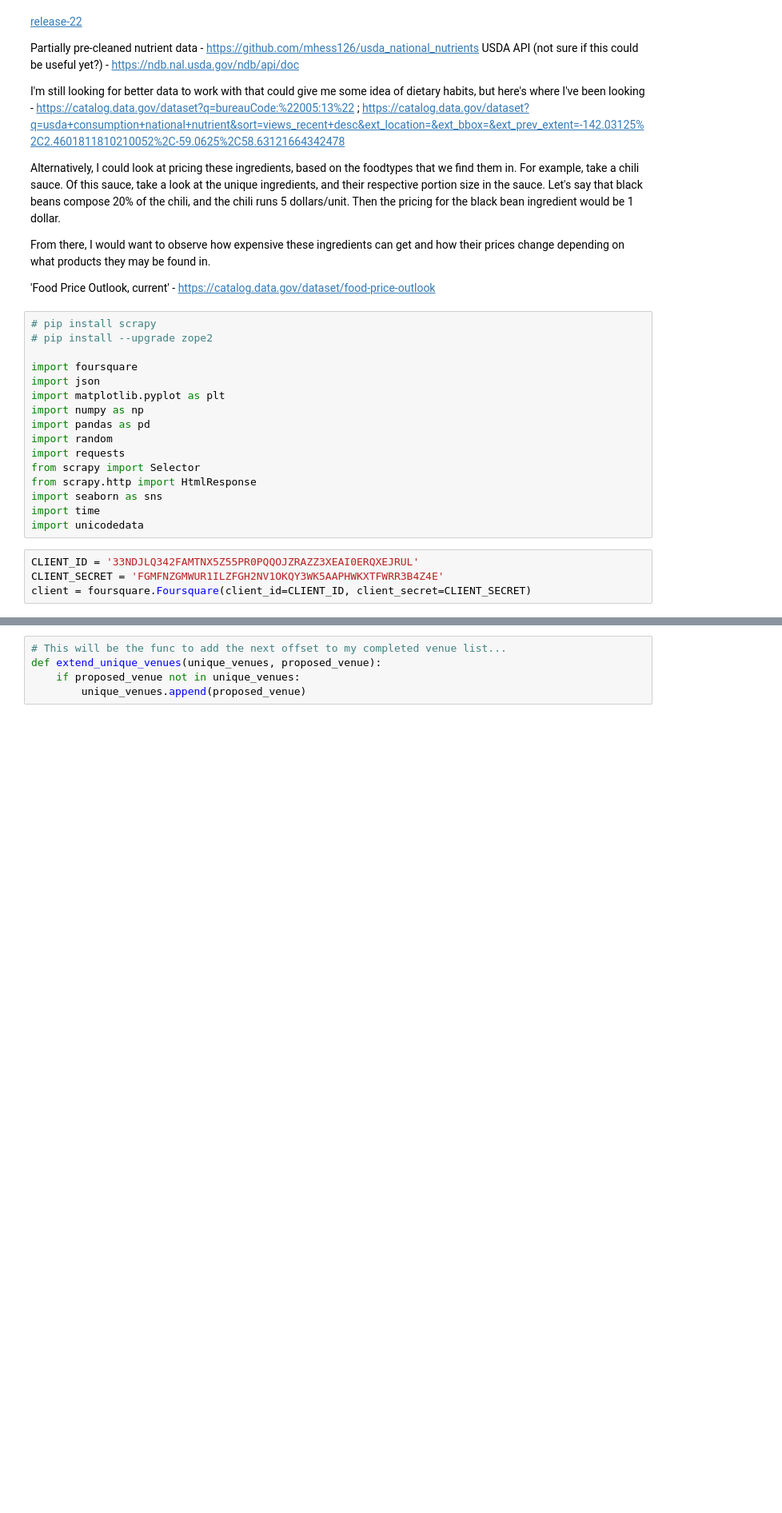
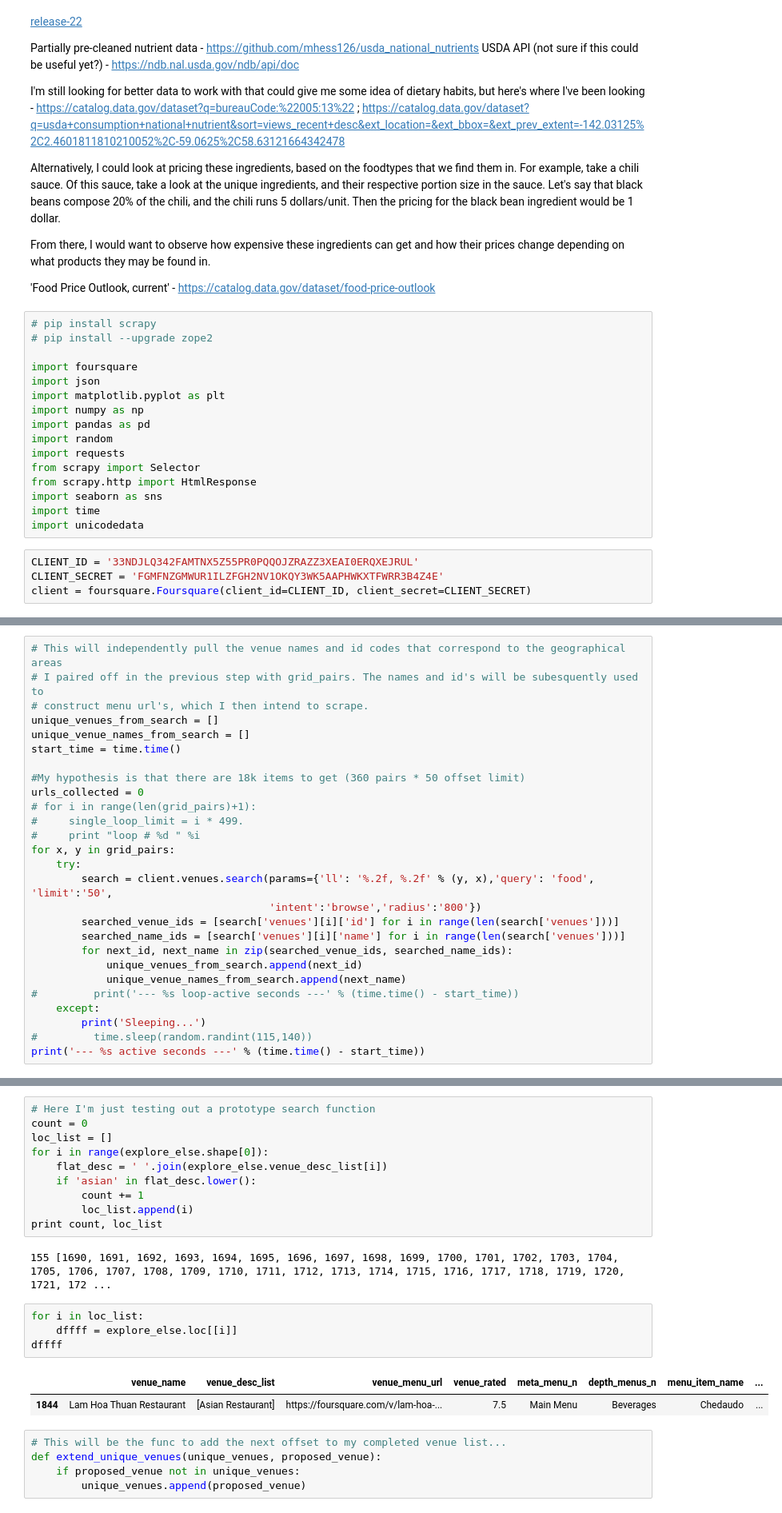
Before and after one commit to AnotherGuitar/DSI-SF-4-anotherguitar, a Jupyter notebook: projects/Capstone Stuff/Proposals.ipynb, the cells around one changed output, grey strips where cells are left out. Shown at 80% size. Saved outputs shown, nothing was run; the diff lists cells and outputs as text; blank space fills up the shorter version.

```diff
--- a/projects/Capstone Stuff/Proposals.ipynb
+++ b/projects/Capstone Stuff/Proposals.ipynb
@@ -75,0 +72,27 @@ print len(grid_pairs[:100]), len(grid_pairs[100:200]), len(grid_pairs[200:300]),
+# %%
+# This will independently pull the venue names and id codes that correspond to the geographical areas
+# I paired off in the previous step with grid_pairs. The names and id's will be subesquently used to
+# construct menu url's, which I then intend to scrape.
+unique_venues_from_search = []
+unique_venue_names_from_search = []
+start_time = time.time()
+
+#My hypothesis is that there are 18k items to get (360 pairs * 50 offset limit)
+urls_collected = 0
+# for i in range(len(grid_pairs)+1):
+#     single_loop_limit = i * 499.
+#     print "loop # %d " %i
+for x, y in grid_pairs:
+    try:
+        search = client.venues.search(params={'ll': '%.2f, %.2f' % (y, x),'query': 'food', 'limit':'50',
+                                      'intent':'browse','radius':'800'})
+        searched_venue_ids = [search['venues'][i]['id'] for i in range(len(search['venues']))]
+        searched_name_ids = [search['venues'][i]['name'] for i in range(len(search['venues']))]
+        for next_id, next_name in zip(searched_venue_ids, searched_name_ids):
+            unique_venues_from_search.append(next_id)
+            unique_venue_names_from_search.append(next_name)
+#         print('--- %s loop-active seconds ---' % (time.time() - start_time))
+    except:
+        print('Sleeping...')
+#         time.sleep(random.randint(115,140))
+print('--- %s active seconds ---' % (time.time() - start_time))
@@ -76,3 +482,22 @@ print len(grid_pairs[:100]), len(grid_pairs[100:200]), len(grid_pairs[200:300]),
+# %%
+# Here I'm just testing out a prototype search function
+count = 0
+loc_list = []
+for i in range(explore_else.shape[0]):
+    flat_desc = ' '.join(explore_else.venue_desc_list[i])
+    if 'asian' in flat_desc.lower():
+        count += 1
+        loc_list.append(i)
+print count, loc_list
+# %% [output]
+155 [1690, 1691, 1692, 1693, 1694, 1695, 1696, 1697, 1698, 1699, 1700, 1701, 1702, 1703, 1704, 1705, 1706, 1707, 1708, 1709, 1710, 1711, 1712, 1713, 1714, 1715, 1716, 1717, 1718, 1719, 1720, 1721, 172 ...
+# %%
+for i in loc_list:
+    dffff = explore_else.loc[[i]]
+dffff
+# %% [output]
+|  | venue_name | venue_desc_list | venue_menu_url | venue_rated | meta_menu_n | depth_menus_n | menu_item_name | ... |
+| 1844 | Lam Hoa Thuan Restaurant | [Asian Restaurant] | https://foursquare.com/v/lam-hoa-... | 7.5 | Main Menu | Beverages | Chedaudo | ... |
 # %%
 # This will be the func to add the next offset to my completed venue list...
 def extend_unique_venues(unique_venues, proposed_venue):
```
Also changed, not shown: parts of 56 cells of this notebook.
